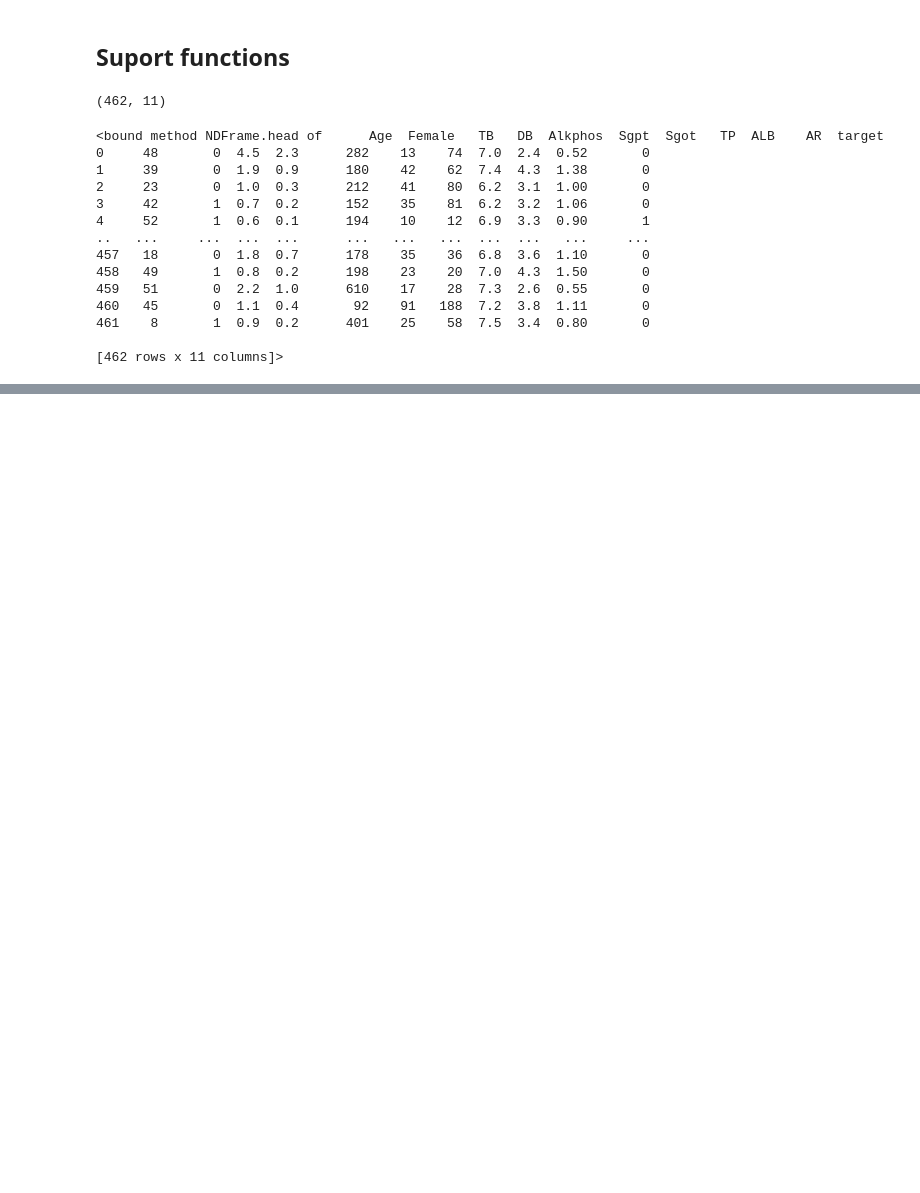
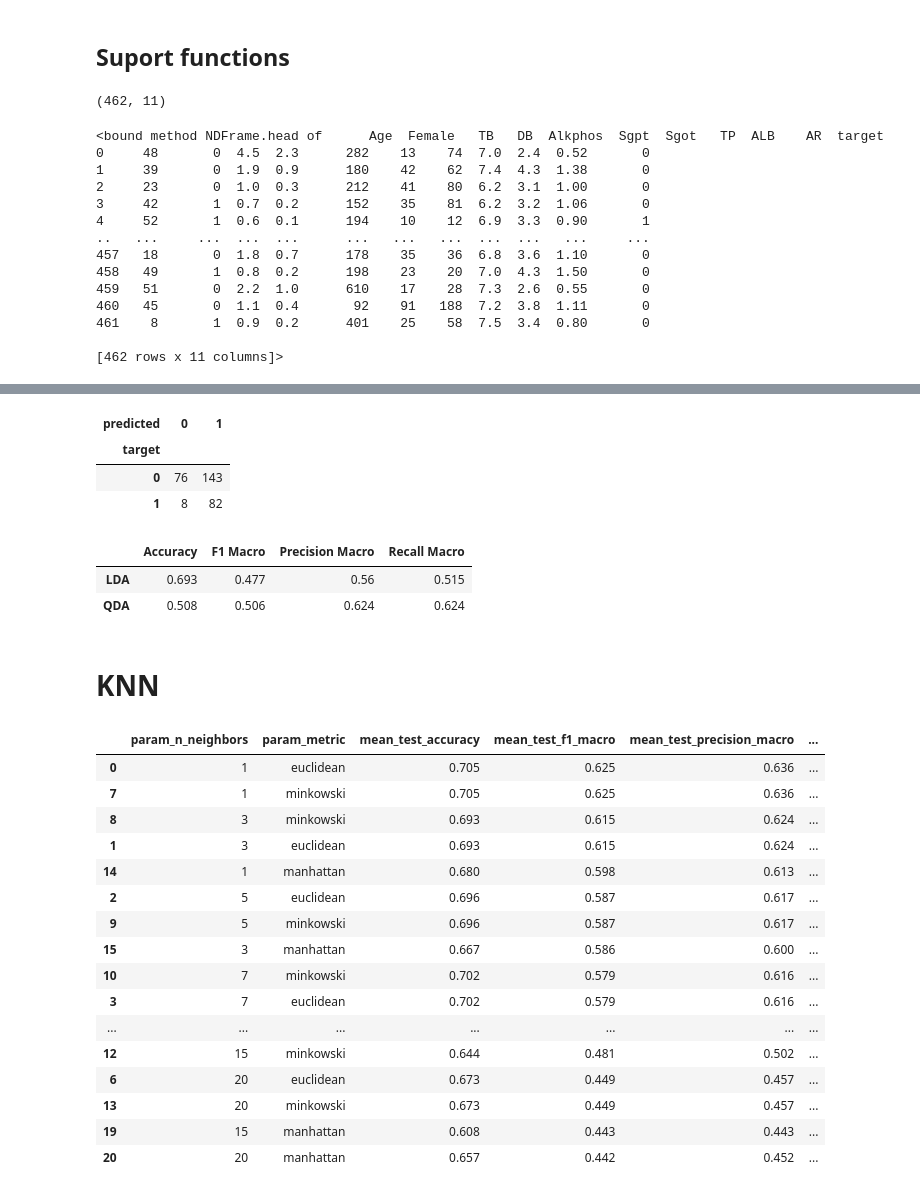
Before and after one commit to SrChen6/AA1-Competition, a Jupyter notebook: lin_class_raw.ipynb, the cells around one changed output, grey strips where cells are left out. Saved outputs shown, nothing was run; the diff lists cells and outputs as text; code cells hidden in the pictures; blank space fills up the shorter version.

```diff
--- a/lin_class_raw.ipynb
+++ b/lin_class_raw.ipynb
@@ -72,0 +68,5 @@ sns.pairplot(data=ILDS, hue='target')
+# %%
+X = ILDS.loc[:, ILDS.columns != 'target']
+y = ILDS['target']
+
+X_train, X_test, y_train, y_test = train_test_split(X, y, test_size=0.33, random_state=42)
@@ -72,0 +75,5 @@ sns.pairplot(data=ILDS, hue='target')
+# %%
+lda_model = LinearDiscriminantAnalysis()
+lda_model.fit(X_train, y_train)
+
+print('Priors:', lda_model.priors_)
@@ -72,0 +121,61 @@ sns.pairplot(data=ILDS, hue='target')
+# %%
+confusion(y_train, pd.Series(qda_model.predict(X_train)))
+# %% [output]
+| predicted | 0 | 1 |
+| target |  |  |
+| 0 | 76 | 143 |
+| 1 | 8 | 82 |
+# %%
+cross_val_results = pd.DataFrame(cross_validate(qda_model , X_train, y_train, cv = 5, scoring = ['accuracy', 'f1_macro', 'precision_macro', 'recall_macro'] ))
+
+results_df.loc['QDA',:] = cross_val_results[['test_accuracy', 'test_f1_macro',
+       'test_precision_macro', 'test_recall_macro']].mean().values
+results_df
+# %% [output]
+|  | Accuracy | F1 Macro | Precision Macro | Recall Macro |
+| LDA | 0.693 | 0.477 | 0.56 | 0.515 |
+| QDA | 0.508 | 0.506 | 0.624 | 0.624 |
+# %% [markdown]
+# KNN
+# %%
+knn = KNeighborsClassifier()
+
+knn_cv = GridSearchCV(
+    estimator=knn,
+    param_grid={
+        'n_neighbors': [1, 3, 5, 7, 10, 15, 20],
+        'metric': ['euclidean', 'minkowski', 'manhattan']
+    },
+    scoring=['accuracy', 'f1_macro', 'precision_macro', 'recall_macro'],
+    refit=False
+)
+
+knn_cv.fit(X_train, y_train)
+results_cv = pd.DataFrame(knn_cv.cv_results_)
+# %%
+cols = ['param_n_neighbors', 'param_metric',
+     'mean_test_accuracy',
+    'mean_test_f1_macro', 'mean_test_precision_macro',
+    'mean_test_recall_macro',
+    'std_test_accuracy', 'std_test_f1_macro', 'std_test_precision_macro',
+    'std_test_recall_macro'
+]
+results_cv[cols].sort_values(by='mean_test_f1_macro',ascending=False)
+# %% [output]
+|  | param_n_neighbors | param_metric | mean_test_accuracy | mean_test_f1_macro | mean_test_precision_macro | ... |
+| 0 | 1 | euclidean | 0.705 | 0.625 | 0.636 | ... |
+| 7 | 1 | minkowski | 0.705 | 0.625 | 0.636 | ... |
+| 8 | 3 | minkowski | 0.693 | 0.615 | 0.624 | ... |
+| 1 | 3 | euclidean | 0.693 | 0.615 | 0.624 | ... |
+| 14 | 1 | manhattan | 0.680 | 0.598 | 0.613 | ... |
+| 2 | 5 | euclidean | 0.696 | 0.587 | 0.617 | ... |
+| 9 | 5 | minkowski | 0.696 | 0.587 | 0.617 | ... |
+| 15 | 3 | manhattan | 0.667 | 0.586 | 0.600 | ... |
+| 10 | 7 | minkowski | 0.702 | 0.579 | 0.616 | ... |
+| 3 | 7 | euclidean | 0.702 | 0.579 | 0.616 | ... |
+| ... | ... | ... | ... | ... | ... | ... |
+| 12 | 15 | minkowski | 0.644 | 0.481 | 0.502 | ... |
+| 6 | 20 | euclidean | 0.673 | 0.449 | 0.457 | ... |
+| 13 | 20 | minkowski | 0.673 | 0.449 | 0.457 | ... |
+| 19 | 15 | manhattan | 0.608 | 0.443 | 0.443 | ... |
+| 20 | 20 | manhattan | 0.657 | 0.442 | 0.452 | ... |
```
Also changed, not shown: parts of 21 cells of this notebook, 3 other files.
